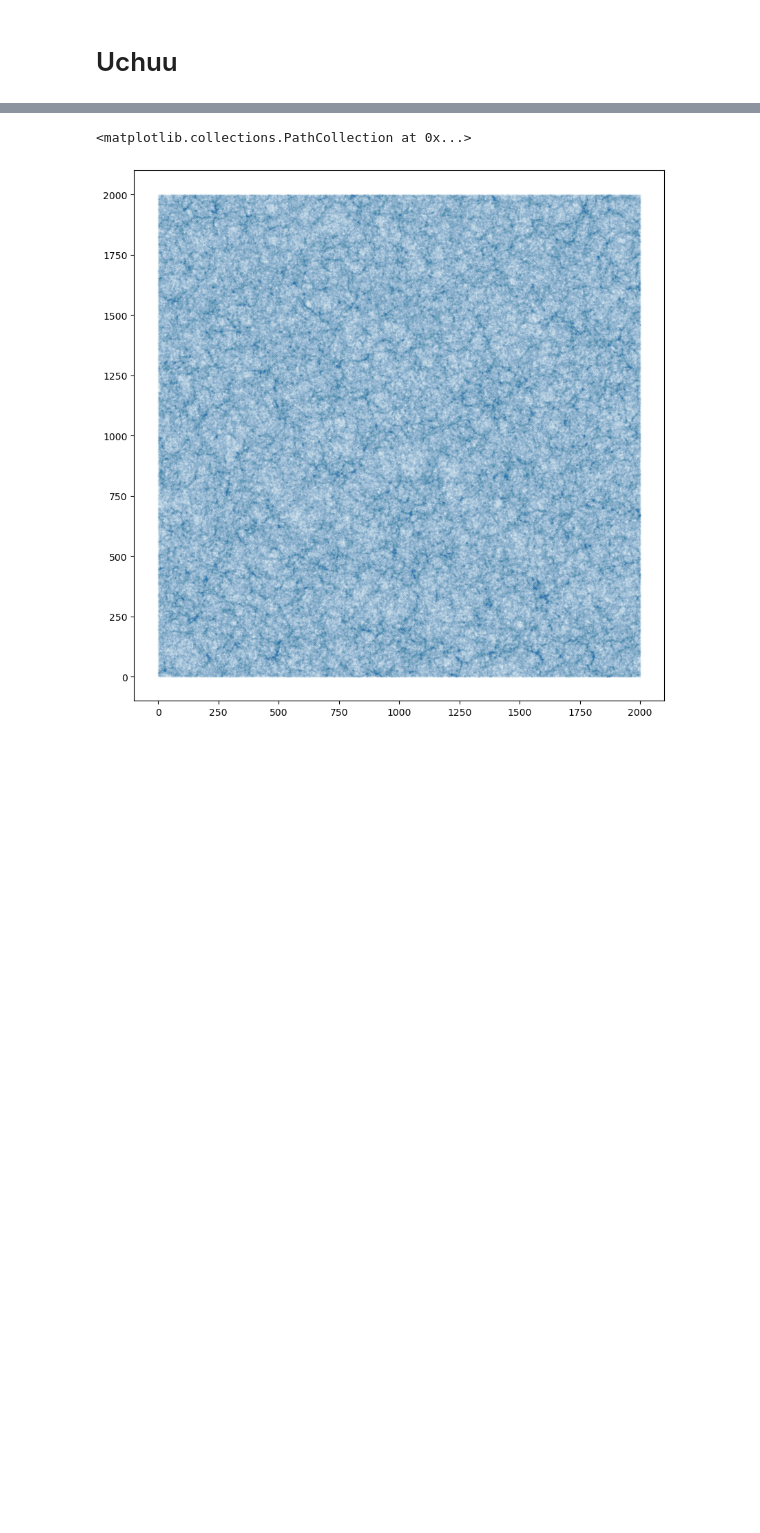
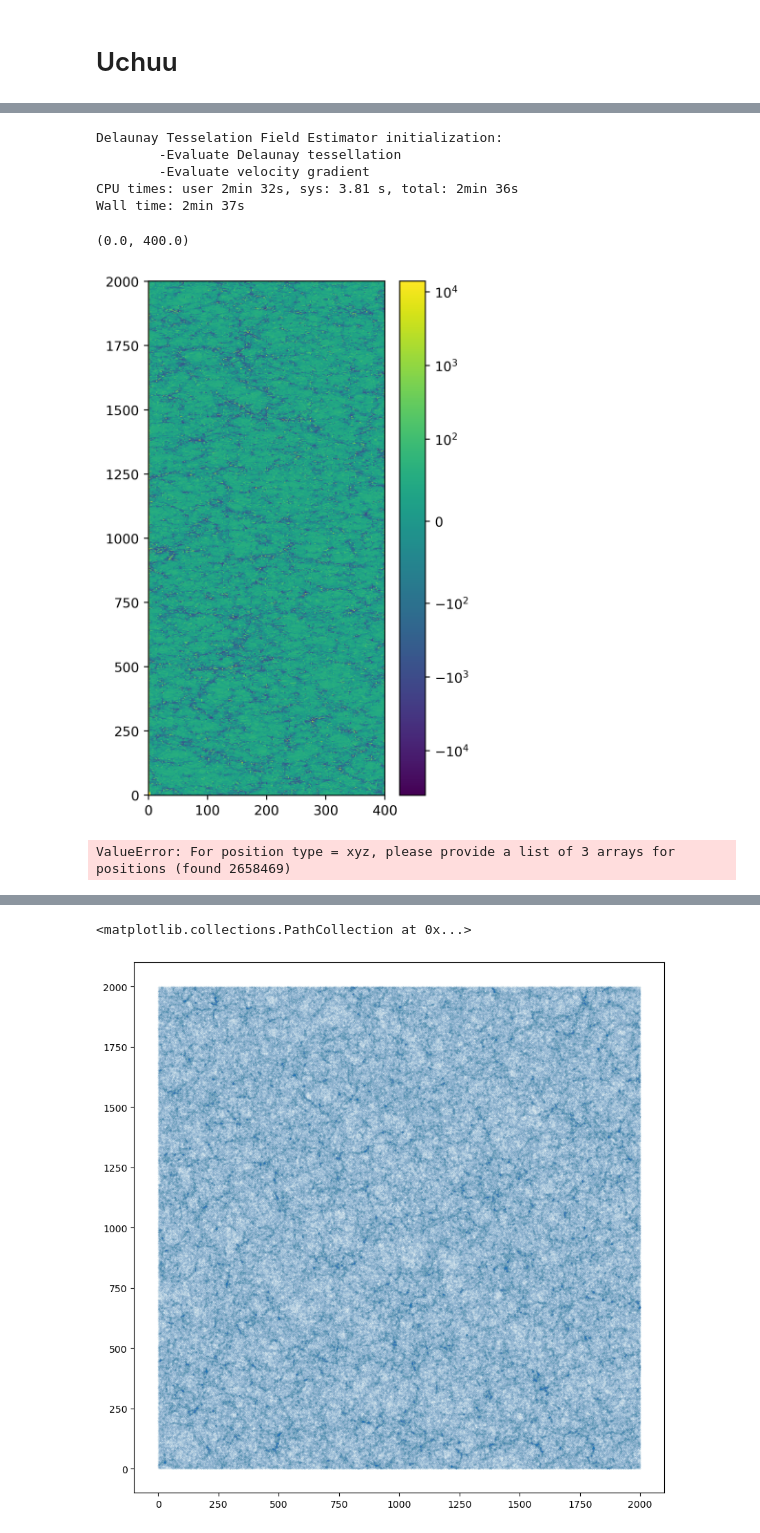
Before and after one commit to AntoineGillesLordet/Projet-LPNHE, a Jupyter notebook: Density.ipynb, the cells around one changed output, grey strips where cells are left out. Cells and saved outputs as stored; diff of their text form; code cells hidden in the pictures; blank space fills up the shorter version.

```diff
--- a/Density.ipynb
+++ b/Density.ipynb
@@ -35,0 +97,13 @@ file_dir="/global/cfs/cdirs/desi/mocks/cai/Uchuu-SHAM/Uchuu-halo-catalogs/Uchuu_
+# %%
+%%time
+dtfe = DTFE(positions, velocities, masses)
+# %% [output]
+Delaunay Tesselation Field Estimator initialization:
+        -Evaluate Delaunay tessellation
+        -Evaluate velocity gradient
+CPU times: user 2min 32s, sys: 3.81 s, total: 2min 36s
+Wall time: 2min 37s
+# %%
+n=1024
+yy, zz = np.meshgrid(np.linspace(0,2000,n), np.linspace(0,2000,n))
+xx = 10*np.ones(n**2)
@@ -35,0 +112,2 @@ file_dir="/global/cfs/cdirs/desi/mocks/cai/Uchuu-SHAM/Uchuu-halo-catalogs/Uchuu_
+# %%
+theta=dtfe.theta(xx.ravel(), yy.ravel(), zz.ravel()).reshape(n,n)
@@ -35,0 +116,9 @@ file_dir="/global/cfs/cdirs/desi/mocks/cai/Uchuu-SHAM/Uchuu-halo-catalogs/Uchuu_
+# %%
+plt.figure(figsize=(4,7), dpi=400)
+plt.pcolormesh(yy, zz, theta, shading='auto', norm=SymLogNorm(linthresh=100))
+plt.colorbar()
+# plt.scatter(*positions[slice_x][:,1:].T, s=0.1, color='r', marker=".", alpha=0.5)
+plt.xlim(0, 400)
+# %% [output]
+(0.0, 400.0)
+[figure, added]
@@ -36,3 +132,10 @@ file_dir="/global/cfs/cdirs/desi/mocks/cai/Uchuu-SHAM/Uchuu-halo-catalogs/Uchuu_
+# %%
+kedges = np.linspace(0, 0.2, 11)
+ells = 0
+mesh1 = CatalogMesh(data_positions=positions, data_weights=thetas,
+                    interlacing=2, boxsize=None, nmesh=128, resampler='tsc', position_type='xyz', mpiroot=0)
+# %% [output]
+ValueError: For position type = xyz, please provide a list of 3 arrays for positions (found 2658469)
 # %%
 halos=[]
 for snap in tqdm(to_use):
```
Also changed, not shown: parts of 24 cells of this notebook, 3 other files.
